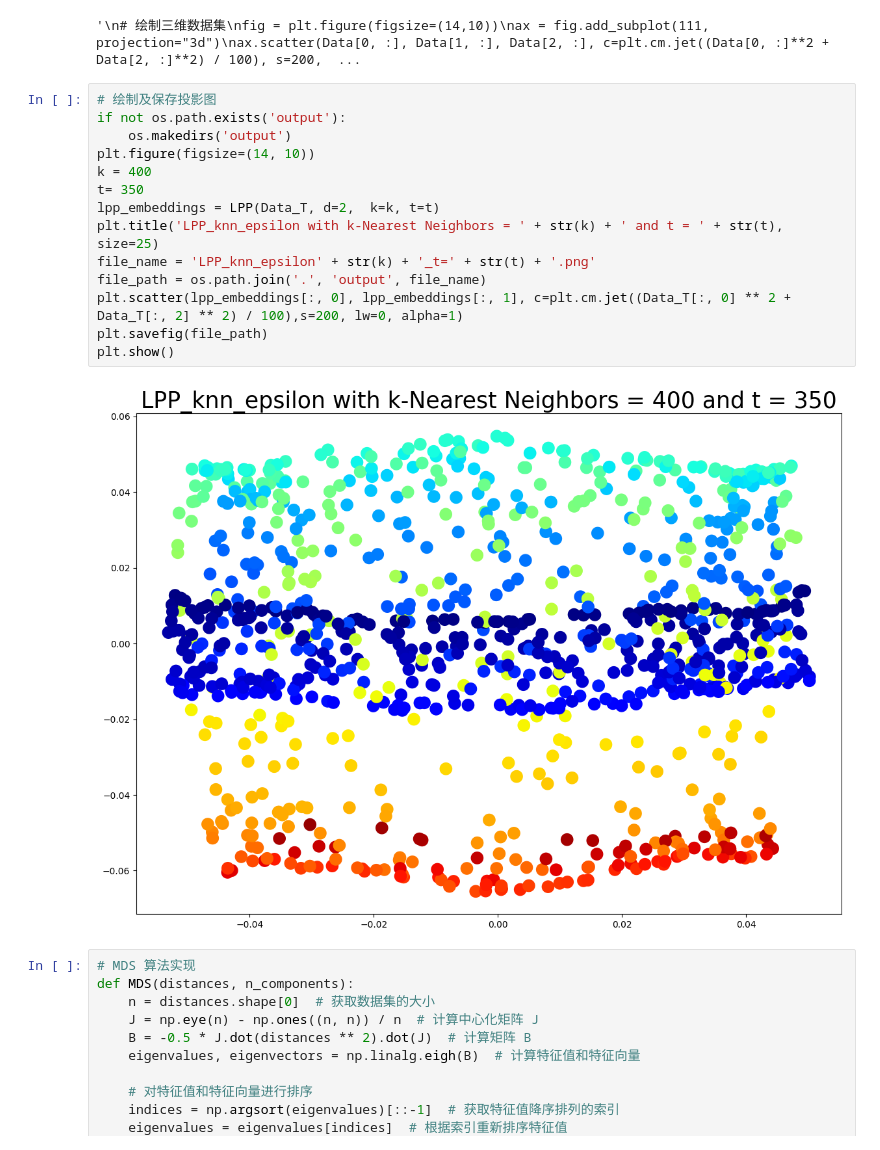
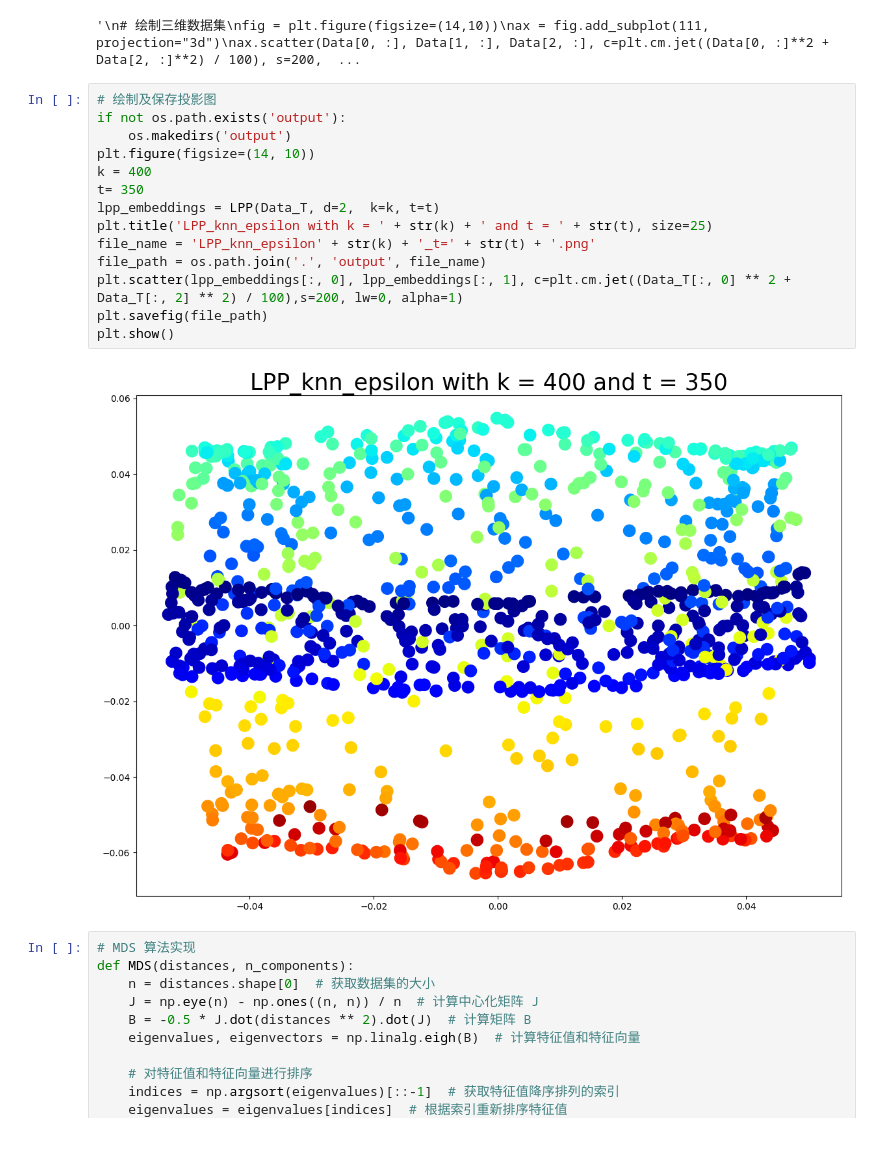
Before and after one commit to TonyHuang6666/Manifold-Learning, a Jupyter notebook: Locality preserving projection/Epsilon-KNN-LPP.ipynb, the cells around one changed output. Drawn from its saved outputs; the diff is of its cells as text.

```diff
--- a/Locality preserving projection/Epsilon-KNN-LPP.ipynb
+++ b/Locality preserving projection/Epsilon-KNN-LPP.ipynb
@@ -216,19 +216,19 @@ ax.axis("off")
 # %%
 # 绘制及保存投影图
 if not os.path.exists('output'):
     os.makedirs('output')
 plt.figure(figsize=(14, 10))
 k = 400
 t= 350
 lpp_embeddings = LPP(Data_T, d=2,  k=k, t=t)
-plt.title('LPP_knn_epsilon with k-Nearest Neighbors = ' + str(k) + ' and t = ' + str(t), size=25)
+plt.title('LPP_knn_epsilon with k = ' + str(k) + ' and t = ' + str(t), size=25)
 file_name = 'LPP_knn_epsilon' + str(k) + '_t=' + str(t) + '.png'
 file_path = os.path.join('.', 'output', file_name)
 plt.scatter(lpp_embeddings[:, 0], lpp_embeddings[:, 1], c=plt.cm.jet((Data_T[:, 0] ** 2 + Data_T[:, 2] ** 2) / 100),s=200, lw=0, alpha=1)
 plt.savefig(file_path)
 plt.show()
 # %% [output]
-[figure, old version]
+[figure, new version]
 # %%
 # MDS 算法实现
 def MDS(distances, n_components):
```
Also changed, not shown: 1 other file.
